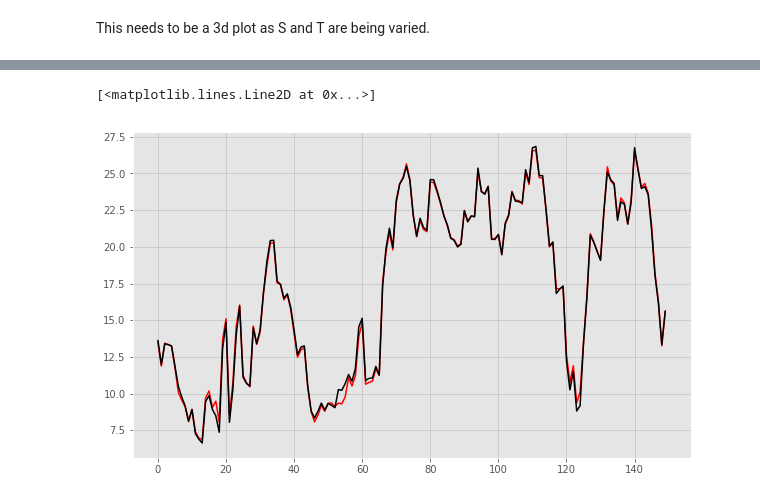
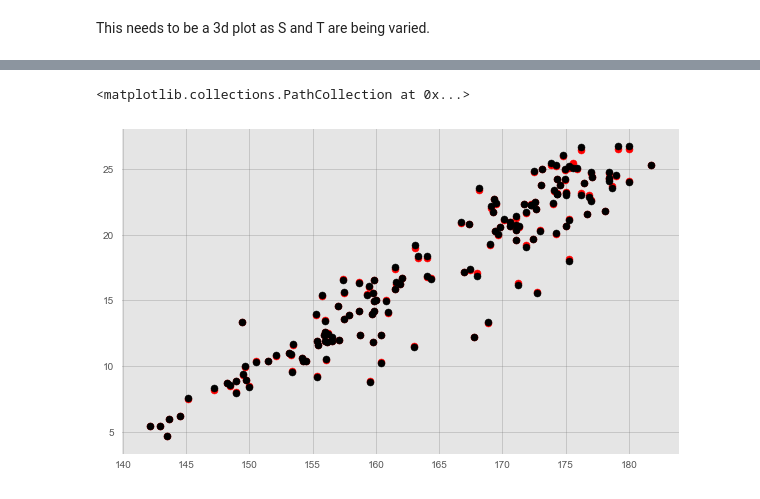
Before and after one commit to xiwenjin/Bayesian-modeling, a Jupyter notebook: GPs_MarketRisk.ipynb, the cells around one changed output, grey strips where cells are left out. Saved outputs shown, nothing was run; the diff lists cells and outputs as text; code cells hidden in the pictures.

Commit message:
added scatter plot

```diff
--- a/GPs_MarketRisk.ipynb
+++ b/GPs_MarketRisk.ipynb
@@ -17,7 +17,7 @@ for symbol in symbols:
 
 prices = prices[::-1]
 # %%
-nInt = 256
+nInt = 512
 r0 = 0.0002
 
 #p0 = [5.76145232379, 0.393696857573, 0.99999999,-0.686387364593,0.685888435264]
@@ -126,13 +140,13 @@ var = rbf(x_test).eval() - np.dot(v.T, v)
 # %%
 # plot with cov band
 up = predict_mean - 2 * (np.sqrt(np.diag(var)))   # 95% confident interval
 down = predict_mean + 2 * (np.sqrt(np.diag(var)))
 
 plt.figure(figsize = (10,6), facecolor='white', edgecolor='white')
 #plt.fill_between(up, down, color = 'grey', alpha=0.3)
 plt.grid(True, color = 'grey', alpha = 0.3)
-plt.plot(predict_mean, color = 'r')
-plt.plot(y_test, color = 'black')
+plt.scatter(S[idx_test], predict_mean, color = 'r')
+plt.scatter(S[idx_test], y_test, color = 'black')
 # %% [output]
-[<matplotlib.lines.Line2D at 0x...>]
+<matplotlib.collections.PathCollection at 0x...>
-[figure, old version]
+[figure, new version]
```
Also changed, not shown: parts of 6 cells of this notebook.
